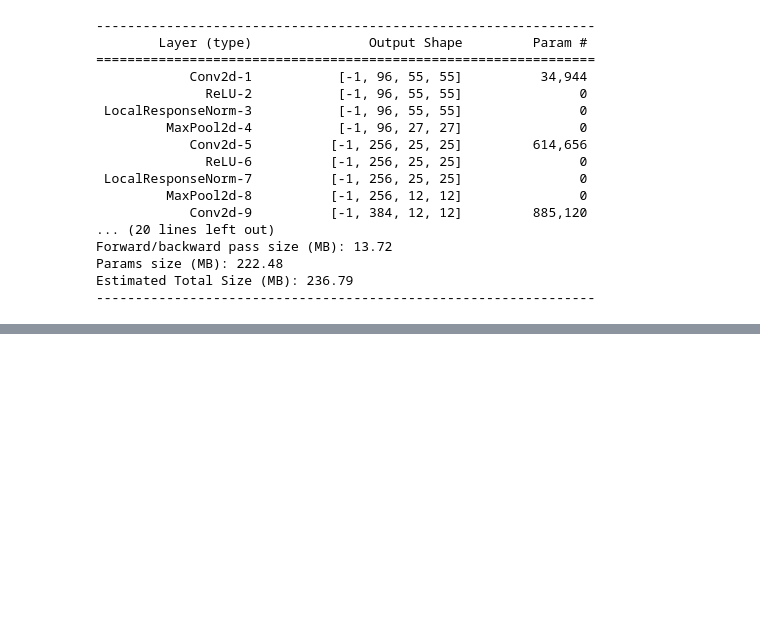
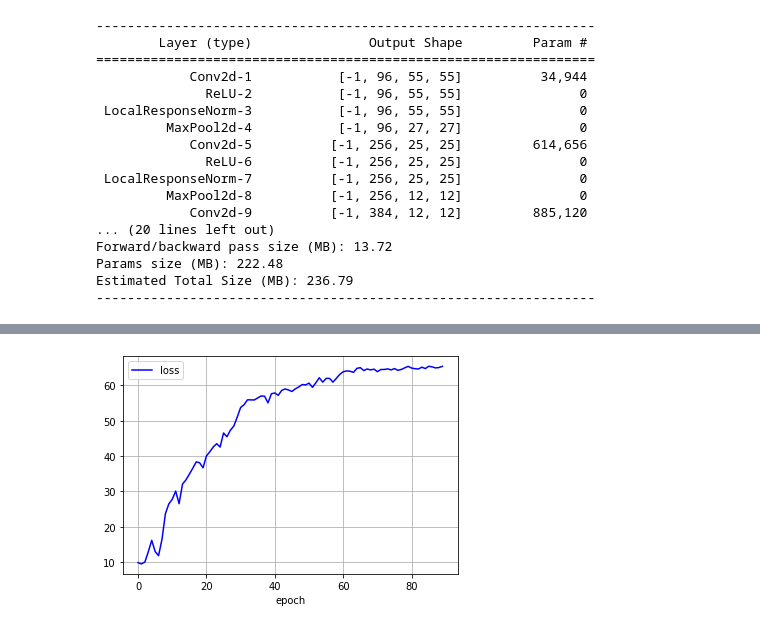
Before and after one commit to NahyukLEE/Deep-Learning-Paper-Implement, a Jupyter notebook: AlexNet/AlexNet.ipynb, the cells around one changed output, grey strips where cells are left out. Drawn from its saved outputs; the diff is of its cells as text; code cells hidden in the pictures; blank space fills up the shorter version.

```diff
--- a/AlexNet/AlexNet.ipynb
+++ b/AlexNet/AlexNet.ipynb
@@ -385,0 +419,8 @@ Train loss: 2.303 | Train accuracy: 10.10%
+# %%
+plt.plot(x, accuracy_list, c='blue', label="loss")
+plt.grid()
+plt.legend()
+plt.xlabel('epoch')
+plt.show()
+# %% [output]
+[figure, added]
```
Also changed, not shown: parts of 15 cells of this notebook.
